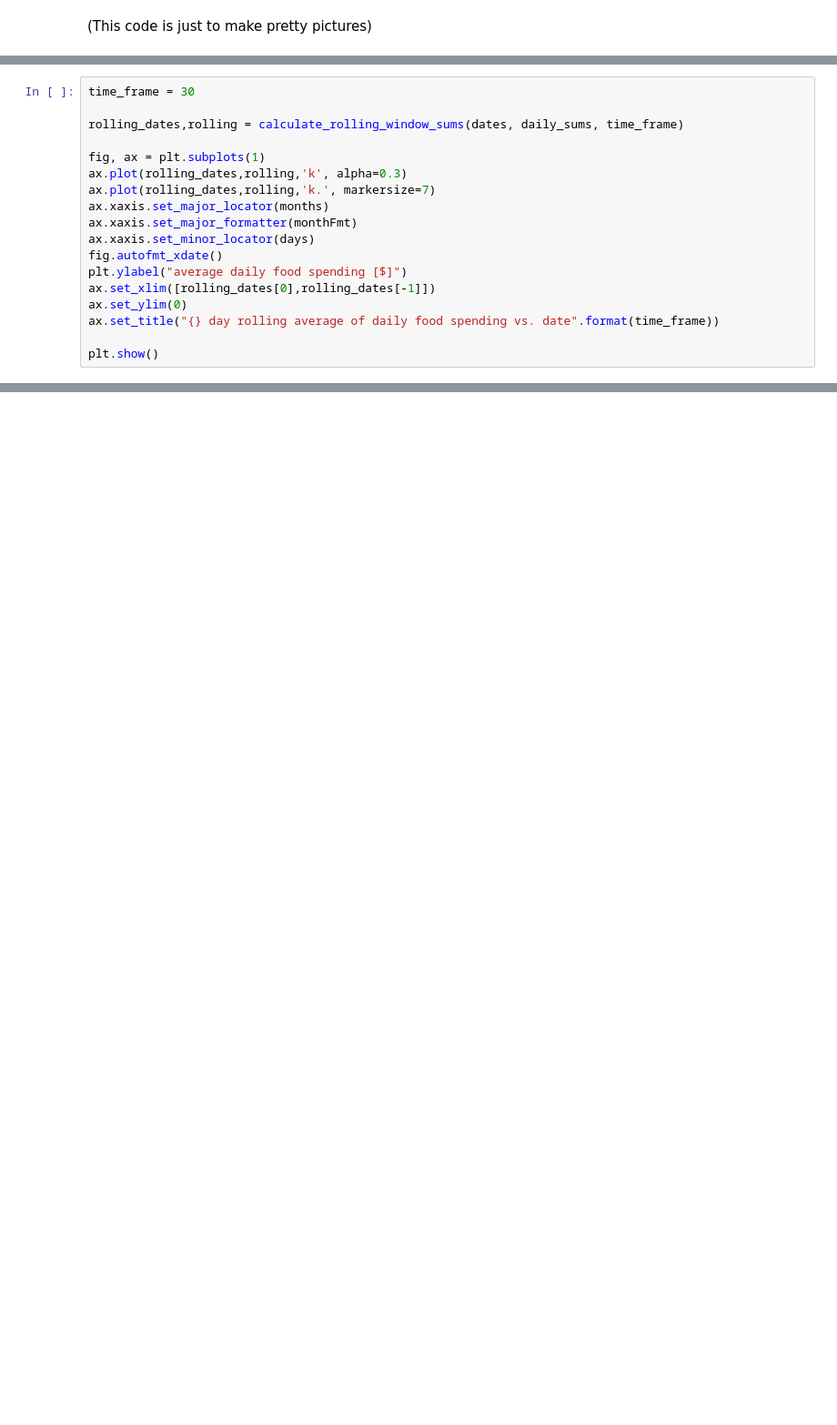
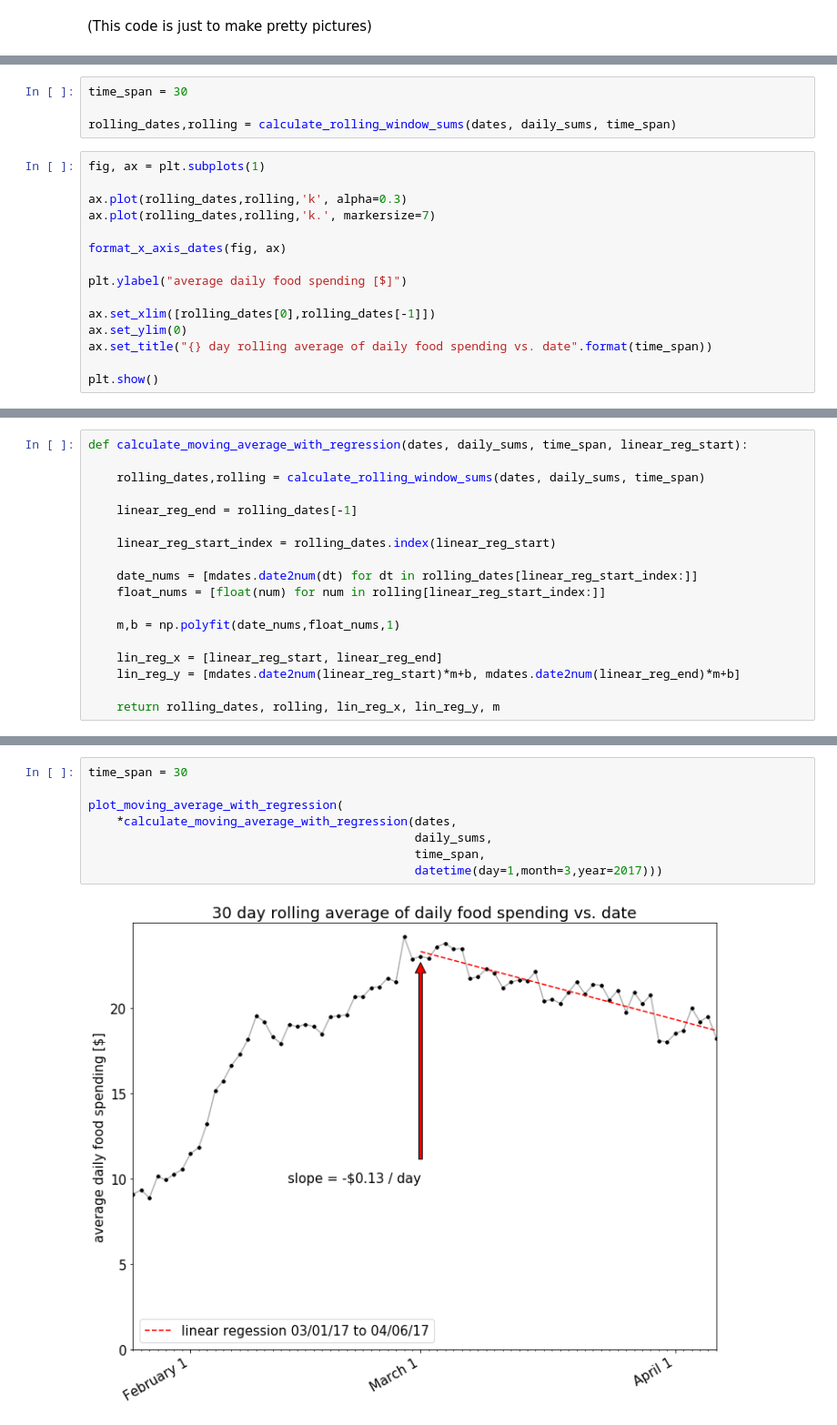
Before and after one commit to garth5689/garth5689.github.io, a Jupyter notebook: _drafts/dollars_to_doughnuts.ipynb, the cells around one changed output, grey strips where cells are left out. Shown at 91% size. Saved outputs shown, nothing was run; the diff lists cells and outputs as text; blank space fills up the shorter version.

```diff
--- a/_drafts/dollars_to_doughnuts.ipynb
+++ b/_drafts/dollars_to_doughnuts.ipynb
@@ -212,22 +250,23 @@ def calculate_rolling_window_sums(dates, daily_sums, time_frame):
 
     # return the date and sums lists
     return [rolling_dates, rolling]
+# %%
+time_span = 30
+
+rolling_dates,rolling = calculate_rolling_window_sums(dates, daily_sums, time_span)
 # %%
-time_frame = 30
+fig, ax = plt.subplots(1)
 
-rolling_dates,rolling = calculate_rolling_window_sums(dates, daily_sums, time_frame)
-
-fig, ax = plt.subplots(1)
 ax.plot(rolling_dates,rolling,'k', alpha=0.3)
 ax.plot(rolling_dates,rolling,'k.', markersize=7)
-ax.xaxis.set_major_locator(months)
-ax.xaxis.set_major_formatter(monthFmt)
-ax.xaxis.set_minor_locator(days)
-fig.autofmt_xdate()
+
+format_x_axis_dates(fig, ax)
+
 plt.ylabel("average daily food spending [$]")
+
 ax.set_xlim([rolling_dates[0],rolling_dates[-1]])
 ax.set_ylim(0)
-ax.set_title("{} day rolling average of daily food spending vs. date".format(time_frame))
+ax.set_title("{} day rolling average of daily food spending vs. date".format(time_span))
 
 plt.show()
 # %% [output]
@@ -237,3 +277,21 @@ Nothing definitive at this point.  It's clear that my spending went up through F
 
 It also does appear that there is a decline in spending starting around March.  Let's look at the trend in 30 day moving average starting March 1st.
+# %%
+def calculate_moving_average_with_regression(dates, daily_sums, time_span, linear_reg_start):
+
+    rolling_dates,rolling = calculate_rolling_window_sums(dates, daily_sums, time_span)
+
+    linear_reg_end = rolling_dates[-1]
+
+    linear_reg_start_index = rolling_dates.index(linear_reg_start)
+
+    date_nums = [mdates.date2num(dt) for dt in rolling_dates[linear_reg_start_index:]]
+    float_nums = [float(num) for num in rolling[linear_reg_start_index:]]
+
+    m,b = np.polyfit(date_nums,float_nums,1)
+
+    lin_reg_x = [linear_reg_start, linear_reg_end]
+    lin_reg_y = [mdates.date2num(linear_reg_start)*m+b, mdates.date2num(linear_reg_end)*m+b]
+
+    return rolling_dates, rolling, lin_reg_x, lin_reg_y, m
 # %%
@@ -273,0 +325,10 @@ plt.show()
+# %%
+time_span = 30
+
+plot_moving_average_with_regression(
+    *calculate_moving_average_with_regression(dates,
+                                              daily_sums,
+                                              time_span,
+                                              datetime(day=1,month=3,year=2017)))
+# %% [output]
+[figure, added]
```
Also changed, not shown: parts of 37 cells of this notebook, 10 other files.
